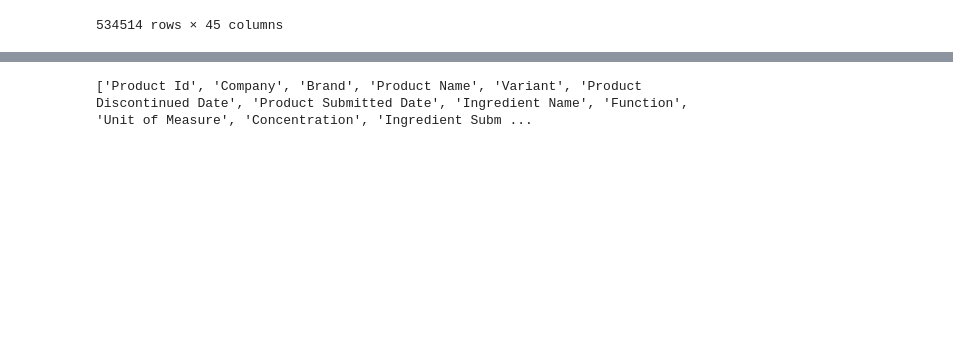
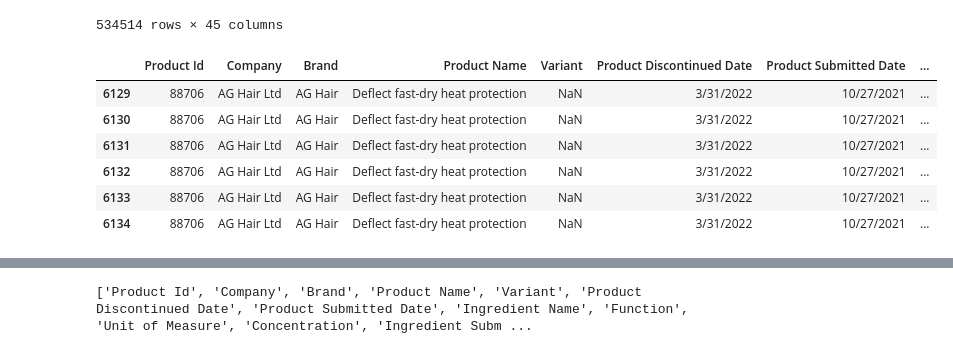
Before and after one commit to meisili/bna-data-duo, a Jupyter notebook: merge_check.ipynb, the cells around one changed output, grey strips where cells are left out. Drawn from its saved outputs; the diff is of its cells as text; code cells hidden in the pictures; blank space fills up the shorter version.

Commit message:
merge & deduplication & prelim data a

```diff
--- a/merge_check.ipynb
+++ b/merge_check.ipynb
@@ -555,5 +555,15 @@ final_merge_expanded
 | 534512 | 71008 | J. Strickland & Co. | Zuri Naturally Sheer | Wet/Dry Powder - Willow Soft | NaN | 5/17/2012 | 12/3/2009 | ... |
 | 534513 | 71002 | J. Strickland & Co. | Zuri Naturally Sheer | Wet/Dry Pressed Powder - Fresh Ha... | NaN | 5/17/2012 | 12/3/2009 | ... |
 534514 rows × 45 columns
+# %%
+final_merge_expanded[final_merge_expanded["Product Id"] == 88706]
+# %% [output]
+|  | Product Id | Company | Brand | Product Name | Variant | Product Discontinued Date | Product Submitted Date | ... |
+| 6129 | 88706 | AG Hair Ltd | AG Hair | Deflect fast-dry heat protection | NaN | 3/31/2022 | 10/27/2021 | ... |
+| 6130 | 88706 | AG Hair Ltd | AG Hair | Deflect fast-dry heat protection | NaN | 3/31/2022 | 10/27/2021 | ... |
+| 6131 | 88706 | AG Hair Ltd | AG Hair | Deflect fast-dry heat protection | NaN | 3/31/2022 | 10/27/2021 | ... |
+| 6132 | 88706 | AG Hair Ltd | AG Hair | Deflect fast-dry heat protection | NaN | 3/31/2022 | 10/27/2021 | ... |
+| 6133 | 88706 | AG Hair Ltd | AG Hair | Deflect fast-dry heat protection | NaN | 3/31/2022 | 10/27/2021 | ... |
+| 6134 | 88706 | AG Hair Ltd | AG Hair | Deflect fast-dry heat protection | NaN | 3/31/2022 | 10/27/2021 | ... |
 # %%
 final_merge_expanded.to_csv("hazard_reformatted_2_19.csv")
```
Also changed, not shown: parts of 34 cells of this notebook.
